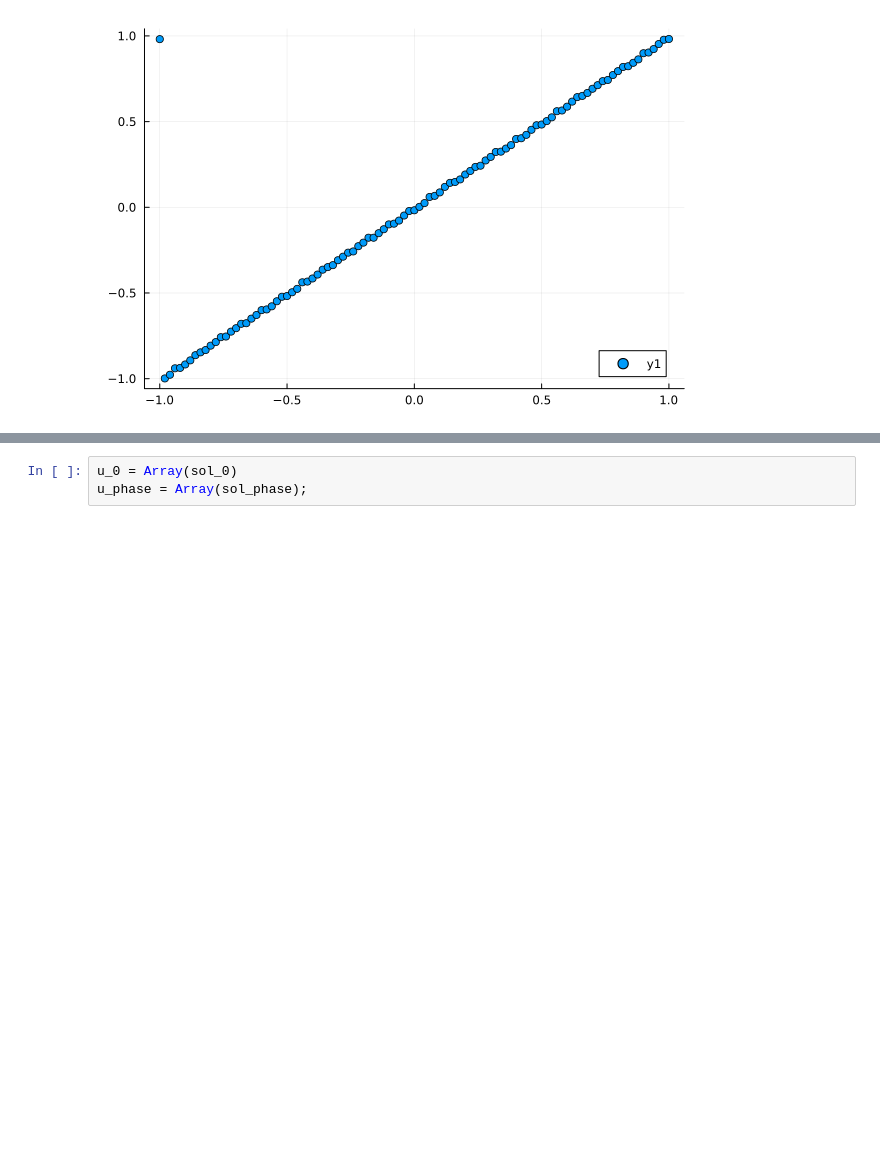
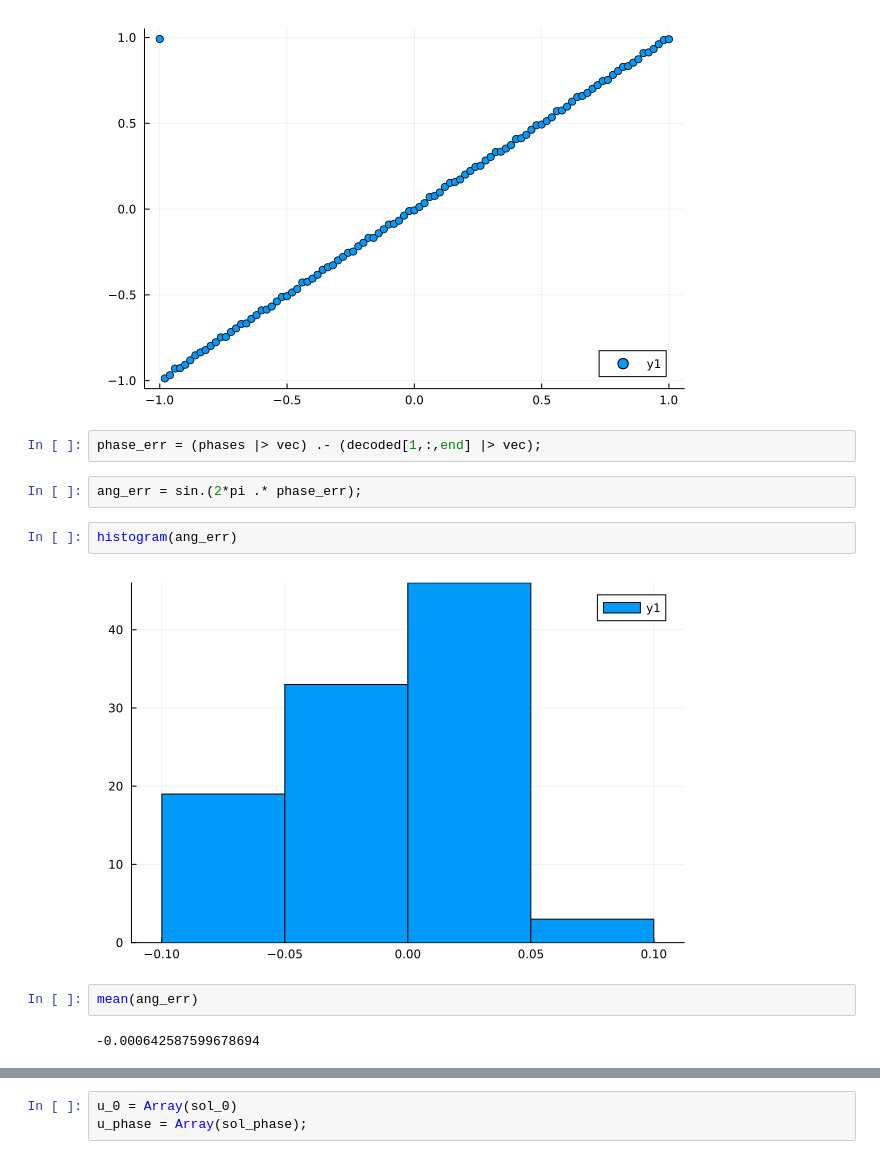
Before and after one commit to wilkieolin/phasor_julia, a Jupyter notebook: phase_memory.ipynb, the cells around one changed output, grey strips where cells are left out. Cells and saved outputs as stored; diff of their text form; blank space fills up the shorter version.

```diff
--- a/phase_memory.ipynb
+++ b/phase_memory.ipynb
@@ -162,3 +162,15 @@ plot(decoded[1,50,:])
 scatter(phases |> vec, decoded[1,:,end] |> vec)
 # %% [output]
 [figure]
+# %%
+phase_err = (phases |> vec) .- (decoded[1,:,end] |> vec);
+# %%
+ang_err = sin.(2*pi .* phase_err);
+# %%
+histogram(ang_err)
+# %% [output]
+[figure, added]
+# %%
+mean(ang_err)
+# %% [output]
+-0.000642587599678694
```
Also changed, not shown: parts of 11 cells of this notebook, 11 other files.
